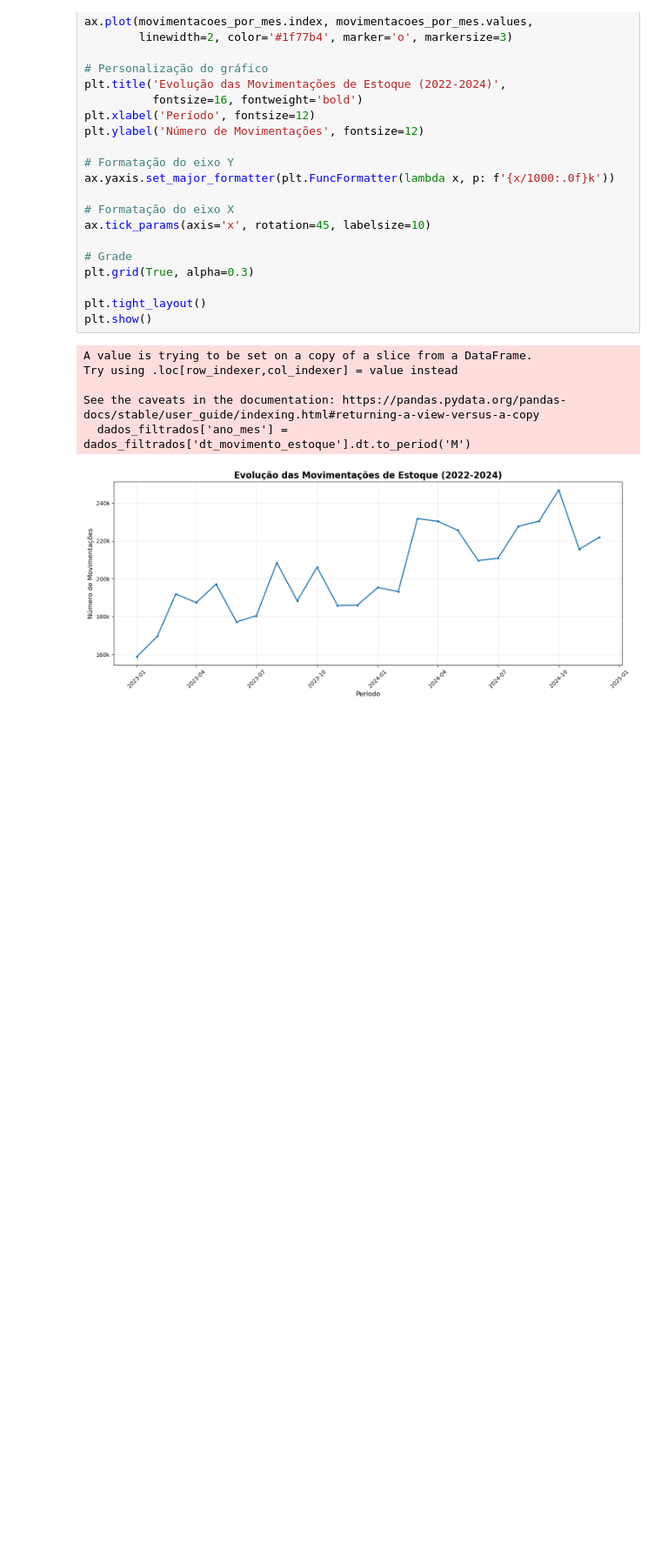
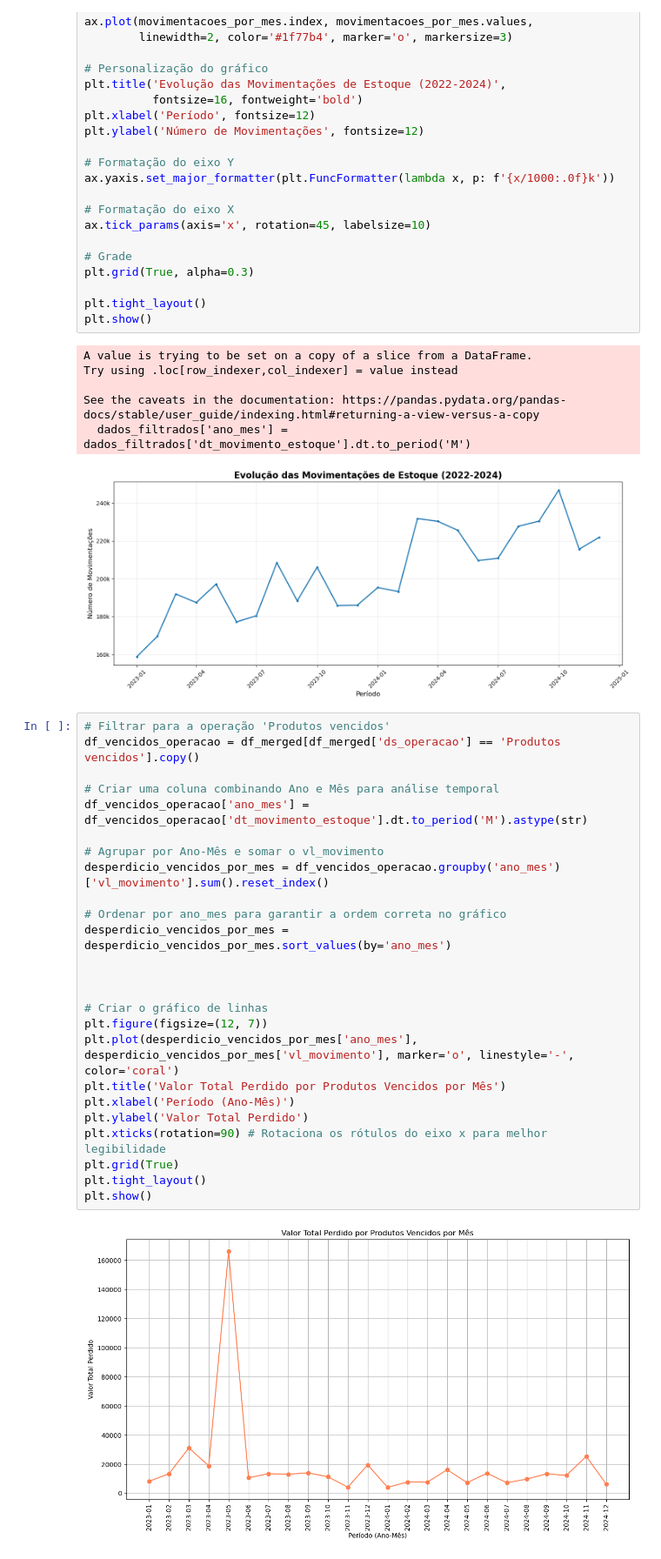
Before and after one commit to pedrofurmam/projeto-ciencia-de-dados, a Jupyter notebook: Projeto - Ciência de Dados Desafio.ipynb, the cells around one changed output. Shown at 87% size. Cells and saved outputs as stored; diff of their text form; blank space fills up the shorter version.

```diff
--- a/Projeto - Ciência de Dados Desafio.ipynb
+++ b/Projeto - Ciência de Dados Desafio.ipynb
@@ -1543,3 +1543,30 @@ Try using .loc[row_indexer,col_indexer] = value instead
 See the caveats in the documentation: https://pandas.pydata.org/pandas-docs/stable/user_guide/indexing.html#returning-a-view-versus-a-copy
   dados_filtrados['ano_mes'] = dados_filtrados['dt_movimento_estoque'].dt.to_period('M')
 [figure]
+# %%
+# Filtrar para a operação 'Produtos vencidos'
+df_vencidos_operacao = df_merged[df_merged['ds_operacao'] == 'Produtos vencidos'].copy()
+
+# Criar uma coluna combinando Ano e Mês para análise temporal
+df_vencidos_operacao['ano_mes'] = df_vencidos_operacao['dt_movimento_estoque'].dt.to_period('M').astype(str)
+
+# Agrupar por Ano-Mês e somar o vl_movimento
+desperdicio_vencidos_por_mes = df_vencidos_operacao.groupby('ano_mes')['vl_movimento'].sum().reset_index()
+
+# Ordenar por ano_mes para garantir a ordem correta no gráfico
+desperdicio_vencidos_por_mes = desperdicio_vencidos_por_mes.sort_values(by='ano_mes')
+
+
+
+# Criar o gráfico de linhas
+plt.figure(figsize=(12, 7))
+plt.plot(desperdicio_vencidos_por_mes['ano_mes'], desperdicio_vencidos_por_mes['vl_movimento'], marker='o', linestyle='-', color='coral')
+plt.title('Valor Total Perdido por Produtos Vencidos por Mês')
+plt.xlabel('Período (Ano-Mês)')
+plt.ylabel('Valor Total Perdido')
+plt.xticks(rotation=90) # Rotaciona os rótulos do eixo x para melhor legibilidade
+plt.grid(True)
+plt.tight_layout()
+plt.show()
+# %% [output]
+[figure, added]
```
